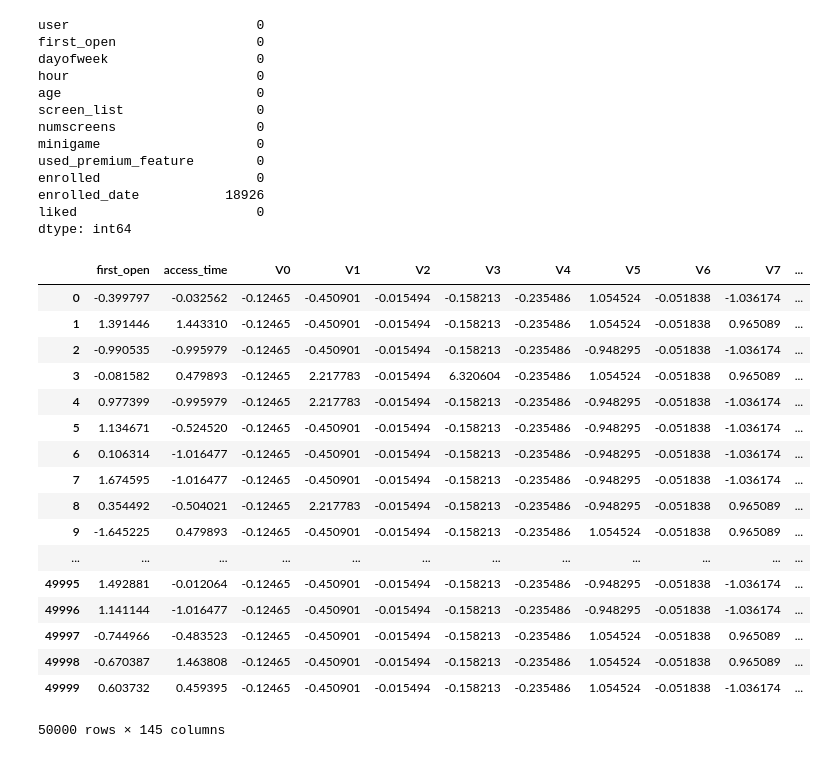
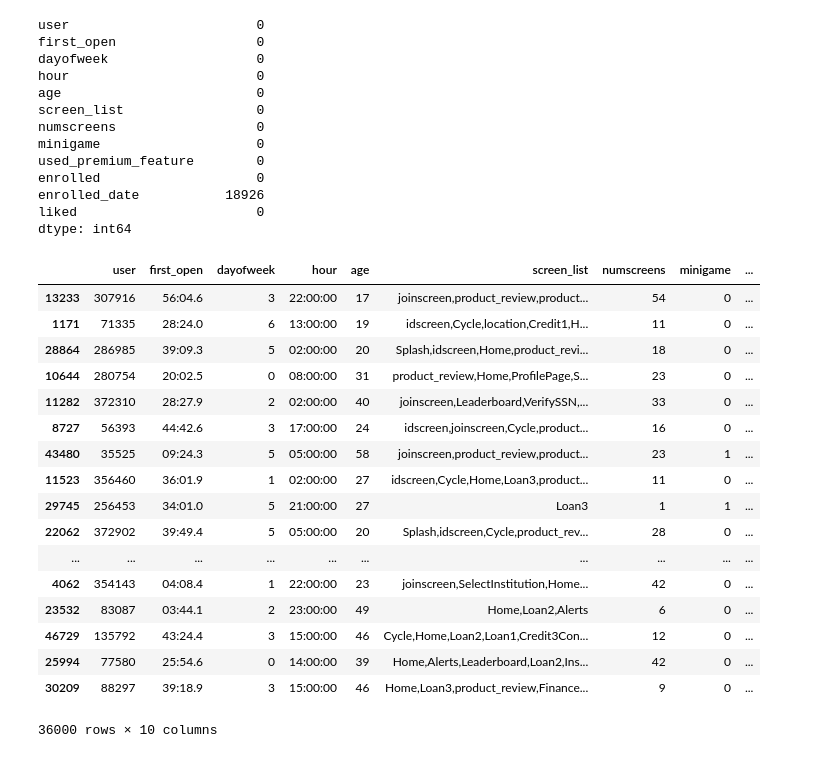
Before and after one commit to Rohan-Ganesh/CSI_ML_Project, a Jupyter notebook: Rohan/App_Behaviour.ipynb, the cells around one changed output. Cells and saved outputs as stored; diff of their text form; code cells hidden in the pictures.

```diff
--- a/Rohan/App_Behaviour.ipynb
+++ b/Rohan/App_Behaviour.ipynb
@@ -45,6 +45,41 @@ enrolled                    0
 enrolled_date           18926
 liked                       0
 dtype: int64
+# %%
+from sklearn.model_selection import train_test_split
+
+labels = df['enrolled']
+features = df.drop(['enrolled_date','enrolled'], axis = 1)
+
+screen_vocab = set((','.join(df['screen_list'])).split(','))
+screen_index = {s:i for i,s in enumerate(screen_vocab)}
+vocab_size = len(screen_vocab)
+df_screen_indices = list(df['screen_list'].apply(lambda x : [screen_index[w] for w in x.split(',')]))
+
+X_tot, X_Test, Y_tot, Y_Test = train_test_split(features, labels, test_size=0.1, random_state=20)
+X_Train, X_validate, Y_Train, Y_validate = train_test_split(X_tot, Y_tot, test_size=0.2, random_state=20)
+
+#train = 36000, validate = 9000, test = 5000
+X_Train
+# %% [output]
+|  | user | first_open | dayofweek | hour | age | screen_list | numscreens | minigame | ... |
+| 13233 | 307916 | 56:04.6 | 3 | 22:00:00 | 17 | joinscreen,product_review,product... | 54 | 0 | ... |
+| 1171 | 71335 | 28:24.0 | 6 | 13:00:00 | 19 | idscreen,Cycle,location,Credit1,H... | 11 | 0 | ... |
+| 28864 | 286985 | 39:09.3 | 5 | 02:00:00 | 20 | Splash,idscreen,Home,product_revi... | 18 | 0 | ... |
+| 10644 | 280754 | 20:02.5 | 0 | 08:00:00 | 31 | product_review,Home,ProfilePage,S... | 23 | 0 | ... |
+| 11282 | 372310 | 28:27.9 | 2 | 02:00:00 | 40 | joinscreen,Leaderboard,VerifySSN,... | 33 | 0 | ... |
+| 8727 | 56393 | 44:42.6 | 3 | 17:00:00 | 24 | idscreen,joinscreen,Cycle,product... | 16 | 0 | ... |
+| 43480 | 35525 | 09:24.3 | 5 | 05:00:00 | 58 | joinscreen,product_review,product... | 23 | 1 | ... |
+| 11523 | 356460 | 36:01.9 | 1 | 02:00:00 | 27 | idscreen,Cycle,Home,Loan3,product... | 11 | 0 | ... |
+| 29745 | 256453 | 34:01.0 | 5 | 21:00:00 | 27 | Loan3 | 1 | 1 | ... |
+| 22062 | 372902 | 39:49.4 | 5 | 05:00:00 | 20 | Splash,idscreen,Cycle,product_rev... | 28 | 0 | ... |
+| ... | ... | ... | ... | ... | ... | ... | ... | ... | ... |
+| 4062 | 354143 | 04:08.4 | 1 | 22:00:00 | 23 | joinscreen,SelectInstitution,Home... | 42 | 0 | ... |
+| 23532 | 83087 | 03:44.1 | 2 | 23:00:00 | 49 | Home,Loan2,Alerts | 6 | 0 | ... |
+| 46729 | 135792 | 43:24.4 | 3 | 15:00:00 | 46 | Cycle,Home,Loan2,Loan1,Credit3Con... | 12 | 0 | ... |
+| 25994 | 77580 | 25:54.6 | 0 | 14:00:00 | 39 | Home,Alerts,Leaderboard,Loan2,Ins... | 42 | 0 | ... |
+| 30209 | 88297 | 39:18.9 | 3 | 15:00:00 | 46 | Home,Loan3,product_review,Finance... | 9 | 0 | ... |
+36000 rows × 10 columns
 # %%
 #HyperParameters
 n_trees = 100
@@ -71,37 +87,0 @@ df_freq = pd.DataFrame(tf_idf, columns = ['V' + str(i) for i in range(vocab_size
-# %%
-from sklearn.preprocessing import StandardScaler
-first_open = df['first_open'].apply(lambda x : float(x.split(':')[0]) + float(x.split(':')[1][:2])*60.0 + float(x.split(':')[1][3:])*3600)
-access_time = pd.Series(df['dayofweek']*24 + (df['hour'].apply(lambda x : float(x[:2]))), name = 'access_time')
-first_open = first_open.to_frame()
-access_time = access_time.to_frame()
-
-df.drop(labels = ['screen_list', 'user', 'enrolled_date', 'first_open', 'dayofweek', 'hour'], axis = 1, inplace = True)
-
-
-padded_indices = None
-mean_screen = None
-ind_screen_indices = None
-df = pd.concat([first_open, access_time, df_freq, df], axis = 1)
-col_list = [x for x in list(df.columns) if x  != 'enrolled']
-scaler = StandardScaler()
-df[col_list] = scaler.fit_transform(df[col_list])
-df
-# %% [output]
-|  | first_open | access_time | V0 | V1 | V2 | V3 | V4 | V5 | V6 | V7 | ... |
-| 0 | -0.399797 | -0.032562 | -0.12465 | -0.450901 | -0.015494 | -0.158213 | -0.235486 | 1.054524 | -0.051838 | -1.036174 | ... |
-| 1 | 1.391446 | 1.443310 | -0.12465 | -0.450901 | -0.015494 | -0.158213 | -0.235486 | 1.054524 | -0.051838 | 0.965089 | ... |
-| 2 | -0.990535 | -0.995979 | -0.12465 | -0.450901 | -0.015494 | -0.158213 | -0.235486 | -0.948295 | -0.051838 | -1.036174 | ... |
-| 3 | -0.081582 | 0.479893 | -0.12465 | 2.217783 | -0.015494 | 6.320604 | -0.235486 | 1.054524 | -0.051838 | 0.965089 | ... |
-| 4 | 0.977399 | -0.995979 | -0.12465 | 2.217783 | -0.015494 | -0.158213 | -0.235486 | -0.948295 | -0.051838 | -1.036174 | ... |
-| 5 | 1.134671 | -0.524520 | -0.12465 | -0.450901 | -0.015494 | -0.158213 | -0.235486 | -0.948295 | -0.051838 | -1.036174 | ... |
-| 6 | 0.106314 | -1.016477 | -0.12465 | -0.450901 | -0.015494 | -0.158213 | -0.235486 | -0.948295 | -0.051838 | -1.036174 | ... |
-| 7 | 1.674595 | -1.016477 | -0.12465 | -0.450901 | -0.015494 | -0.158213 | -0.235486 | -0.948295 | -0.051838 | -1.036174 | ... |
-| 8 | 0.354492 | -0.504021 | -0.12465 | 2.217783 | -0.015494 | -0.158213 | -0.235486 | -0.948295 | -0.051838 | 0.965089 | ... |
-| 9 | -1.645225 | 0.479893 | -0.12465 | -0.450901 | -0.015494 | -0.158213 | -0.235486 | 1.054524 | -0.051838 | 0.965089 | ... |
-| ... | ... | ... | ... | ... | ... | ... | ... | ... | ... | ... | ... |
-| 49995 | 1.492881 | -0.012064 | -0.12465 | -0.450901 | -0.015494 | -0.158213 | -0.235486 | -0.948295 | -0.051838 | -1.036174 | ... |
-| 49996 | 1.141144 | -1.016477 | -0.12465 | -0.450901 | -0.015494 | -0.158213 | -0.235486 | -0.948295 | -0.051838 | -1.036174 | ... |
-| 49997 | -0.744966 | -0.483523 | -0.12465 | -0.450901 | -0.015494 | -0.158213 | -0.235486 | 1.054524 | -0.051838 | 0.965089 | ... |
-| 49998 | -0.670387 | 1.463808 | -0.12465 | -0.450901 | -0.015494 | -0.158213 | -0.235486 | 1.054524 | -0.051838 | 0.965089 | ... |
-| 49999 | 0.603732 | 0.459395 | -0.12465 | -0.450901 | -0.015494 | -0.158213 | -0.235486 | 1.054524 | -0.051838 | -1.036174 | ... |
-50000 rows × 145 columns
```
Also changed, not shown: parts of 11 cells of this notebook.
